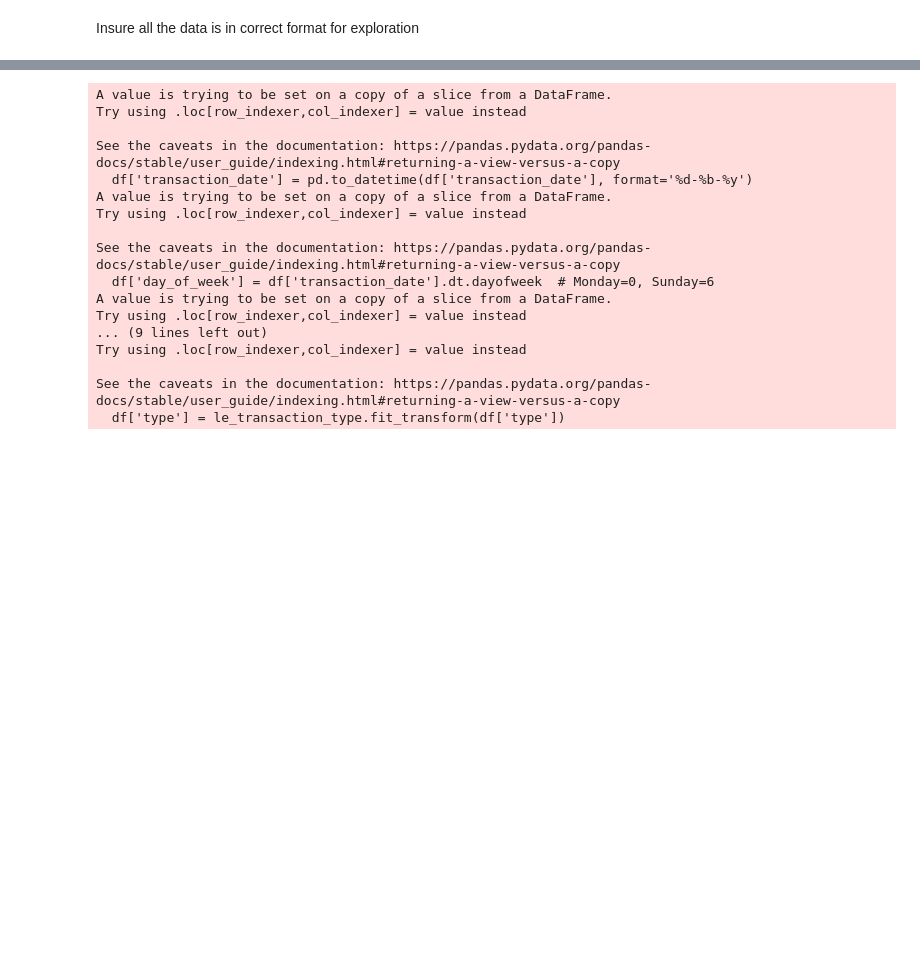
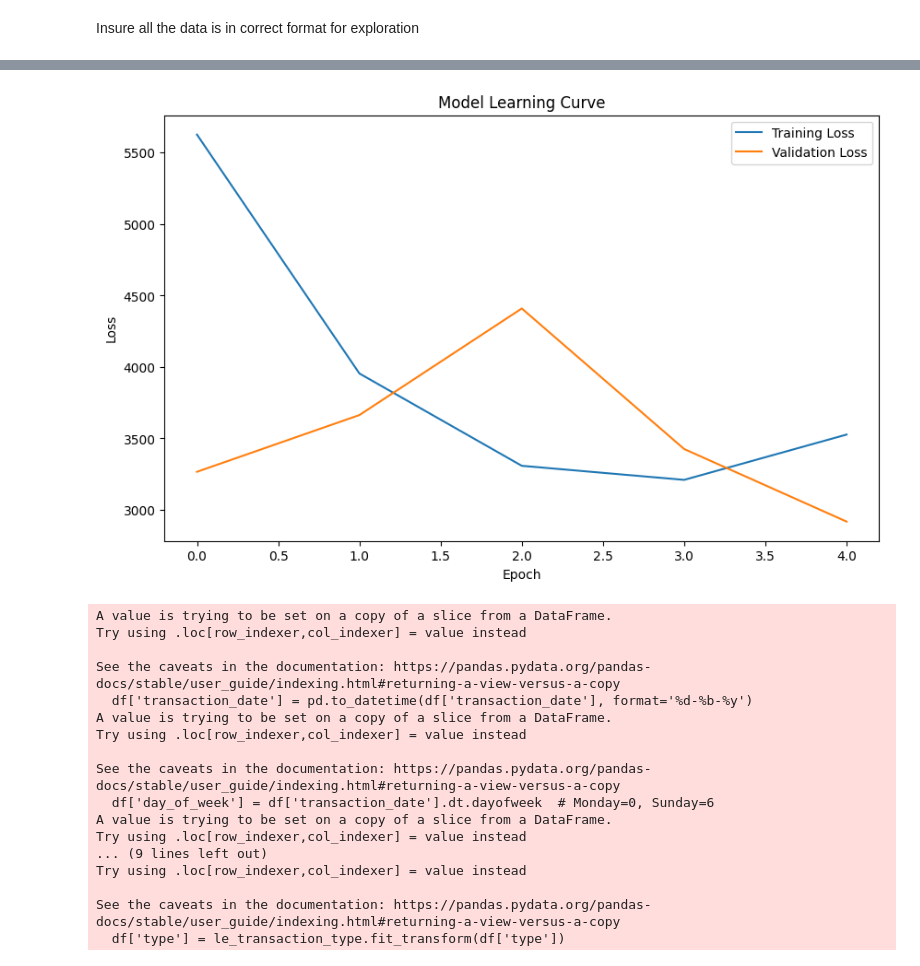
Before and after one commit to malcolmdzimati/Contextual-Behavioural-Biometrics, a Jupyter notebook: data_prep/user_contextual_model.ipynb, the cells around one changed output, grey strips where cells are left out. Saved outputs shown, nothing was run; the diff lists cells and outputs as text; code cells hidden in the pictures; blank space fills up the shorter version.

```diff
--- a/data_prep/user_contextual_model.ipynb
+++ b/data_prep/user_contextual_model.ipynb
@@ -124,6 +129,12 @@ from sklearn.feature_extraction.text import TfidfVectorizer
 from scipy.sparse import hstack
 
 df = transactional_data[transactional_data['isFraud'] == 0]
+
+# Calculate 10% of the original size
+sample_size = int(len(df) * 0.1)
+
+# Sample 10% of the data
+df = df.sample(n=sample_size, random_state=42).reset_index(drop=True)
 
 # Step 4: Convert `transaction_date` to datetime and extract day, month, and day of week as features
 df.loc[:, 'transaction_date'] = pd.to_datetime(df['transaction_date'], format='%d-%b-%y')
@@ -154,8 +165,8 @@ def create_sequences(data, seq_length):
     return np.array(sequences)
 
 # Select features for LSTM
-features = df[['amount', 'nameDest', 'oldbalanceOrg', 'newbalanceOrig', 'nameDest', 'type', 'step', 'isFlaggedFraud']].values
-SEQ_LENGTH = 50
+features = df[['amount', 'nameDest', 'oldbalanceOrg', 'newbalanceOrig', 'nameDest', 'type', 'step']].values
+SEQ_LENGTH = 12
 X = create_sequences(features, SEQ_LENGTH)
 
 # Verify the shapes of the output
@@ -238,14 +235,22 @@ def create_lstm_autoencoder(timesteps, n_features, latent_dim):
     return autoencoder
 # %%
 # Instantiate and compile the model
-latent_dim = 32
+latent_dim = 64
 global_autoencoder = create_lstm_autoencoder(SEQ_LENGTH, X.shape[2], latent_dim)
-global_autoencoder.compile(optimizer=Adam(learning_rate=0.001), loss='mse')
+lr_schedule = ExponentialDecay(
+    initial_learning_rate=0.001, decay_steps=10000, decay_rate=0.9
+)
+
+# Compile with Adam and learning rate scheduler
+global_autoencoder.compile(optimizer=Adam(learning_rate=lr_schedule), loss='mae')
+
+# Optionally add Early Stopping for training
+early_stopping = EarlyStopping(monitor='val_loss', patience=10, restore_best_weights=True)
 
 # If using a Pandas DataFrame, convert the DataFrame to a NumPy array and ensure numeric types
 X = X.astype(np.float32)
 
 # Assuming 'global_transaction_data' is the dataset for general training (preprocesse
 # Train the global model
-global_autoencoder.fit(X, X, epochs=5, batch_size=128, validation_split=0.2)
+histogram_global = global_autoencoder.fit(X, X, epochs=50, batch_size=16, validation_split=0.2, callbacks=[early_stopping])
 # %% [output]
@@ -255,3 +259,16 @@ KeyboardInterrupt:
+# %%
+import matplotlib.pyplot as plt
+
+plt.figure(figsize=(10, 6))
+plt.plot(histogram_global.history['loss'], label='Training Loss')
+plt.plot(histogram_global.history['val_loss'], label='Validation Loss')
+plt.xlabel('Epoch')
+plt.ylabel('Loss')
+plt.title('Model Learning Curve')
+plt.legend()
+plt.show()
+# %% [output]
+[figure, added]
 # %%
 import pandas as pd
 import numpy as np
```
Also changed, not shown: parts of 4 cells of this notebook, 2 other files.
